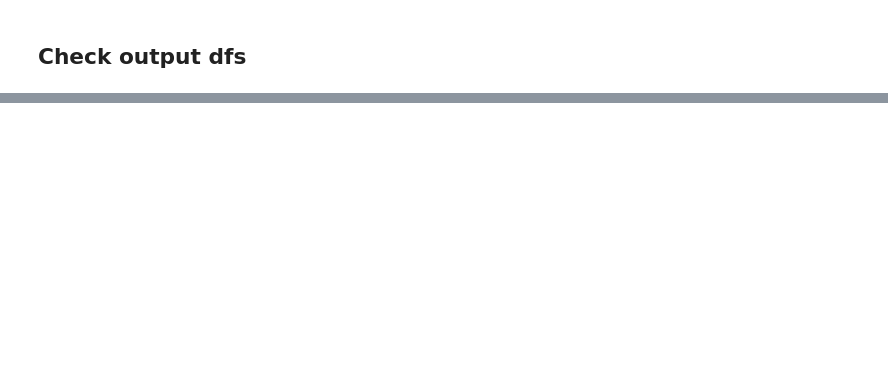
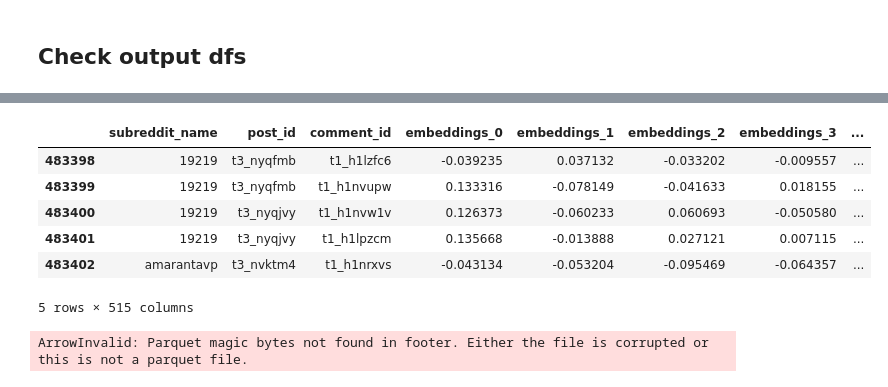
Before and after one commit to nazanin-zinouri/subclu, a Jupyter notebook: notebooks/djb_10.042-2021-08-10-combine_post_and_comments_with_dask_on_VM_with_more_RAM-full_top_subreddits.ipynb, the cells around one changed output, grey strips where cells are left out. Cells and saved outputs as stored; diff of their text form; code cells hidden in the pictures; blank space fills up the shorter version.

```diff
--- a/notebooks/djb_10.042-2021-08-10-combine_post_and_comments_with_dask_on_VM_with_more_RAM-full_top_subreddits.ipynb
+++ b/notebooks/djb_10.042-2021-08-10-combine_post_and_comments_with_dask_on_VM_with_more_RAM-full_top_subreddits.ipynb
@@ -433,0 +521,4 @@ Wall time: 37.6 ms
+# %%
+%%time
+job_agg2.df_v_comments.tail()
+# %% [output]
@@ -433,0 +527,12 @@ Wall time: 37.6 ms
+|  | subreddit_name | post_id | comment_id | embeddings_0 | embeddings_1 | embeddings_2 | embeddings_3 | ... |
+| 483398 | 19219 | t3_nyqfmb | t1_h1lzfc6 | -0.039235 | 0.037132 | -0.033202 | -0.009557 | ... |
+| 483399 | 19219 | t3_nyqfmb | t1_h1nvupw | 0.133316 | -0.078149 | -0.041633 | 0.018155 | ... |
+| 483400 | 19219 | t3_nyqjvy | t1_h1nvw1v | 0.126373 | -0.060233 | 0.060693 | -0.050580 | ... |
+| 483401 | 19219 | t3_nyqjvy | t1_h1lpzcm | 0.135668 | -0.013888 | 0.027121 | 0.007115 | ... |
+| 483402 | amarantavp | t3_nvktm4 | t1_h1nrxvs | -0.043134 | -0.053204 | -0.095469 | -0.064357 | ... |
+5 rows × 515 columns
+# %%
+%%time
+s_post_id = job_agg2.df_v_comments['post_id'].compute()
+# %% [output]
+ArrowInvalid: Parquet magic bytes not found in footer. Either the file is corrupted or this is not a parquet file.
```
Also changed, not shown: parts of 13 cells of this notebook, 1 other file.
